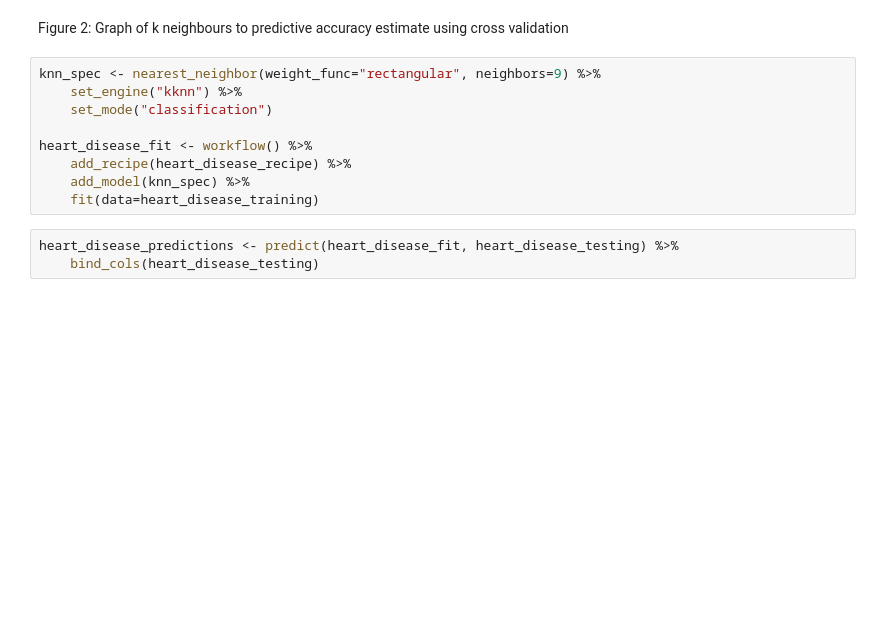
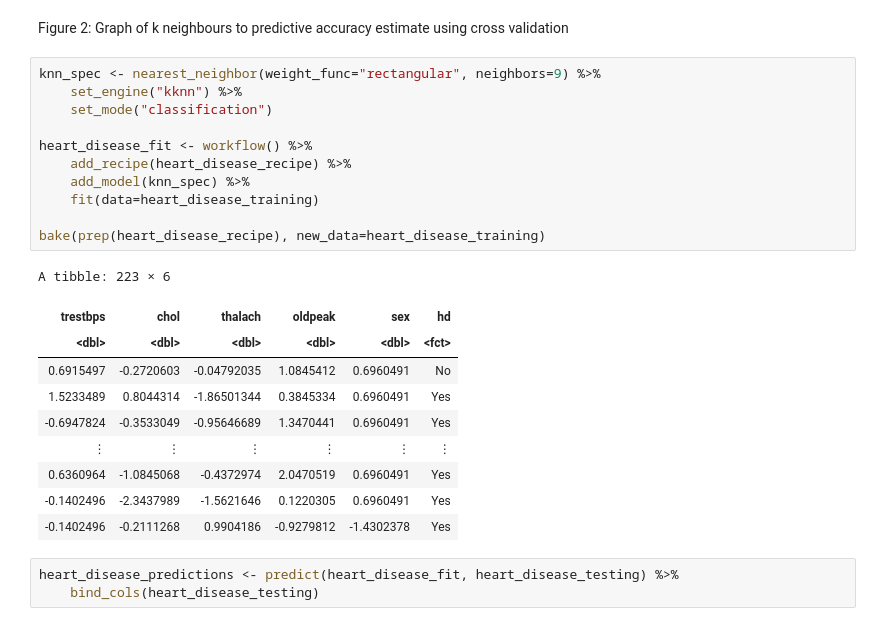
Before and after one commit to Tim1520/DSCI100-Group4, a Jupyter notebook: ProjectReport.ipynb, the cells around one changed output. Saved outputs shown, nothing was run; the diff lists cells and outputs as text; blank space fills up the shorter version.

```diff
--- a/ProjectReport.ipynb
+++ b/ProjectReport.ipynb
@@ -157,12 +167,25 @@ Figure 2: Graph of k neighbours to predictive accuracy estimate using cross vali
 # %%
 knn_spec <- nearest_neighbor(weight_func="rectangular", neighbors=9) %>%
     set_engine("kknn") %>%
     set_mode("classification")
 
 heart_disease_fit <- workflow() %>%
     add_recipe(heart_disease_recipe) %>%
     add_model(knn_spec) %>%
     fit(data=heart_disease_training)
+
+bake(prep(heart_disease_recipe), new_data=heart_disease_training)
+# %% [output]
+A tibble: 223 × 6
+| trestbps | chol | thalach | oldpeak | sex | hd |
+| <dbl> | <dbl> | <dbl> | <dbl> | <dbl> | <fct> |
+| 0.6915497 | -0.2720603 | -0.04792035 | 1.0845412 | 0.6960491 | No |
+| 1.5233489 | 0.8044314 | -1.86501344 | 0.3845334 | 0.6960491 | Yes |
+| -0.6947824 | -0.3533049 | -0.95646689 | 1.3470441 | 0.6960491 | Yes |
+| ⋮ | ⋮ | ⋮ | ⋮ | ⋮ | ⋮ |
+| 0.6360964 | -1.0845068 | -0.4372974 | 2.0470519 | 0.6960491 | Yes |
+| -0.1402496 | -2.3437989 | -1.5621646 | 0.1220305 | 0.6960491 | Yes |
+| -0.1402496 | -0.2111268 | 0.9904186 | -0.9279812 | -1.4302378 | Yes |
 # %%
 heart_disease_predictions <- predict(heart_disease_fit, heart_disease_testing) %>%
     bind_cols(heart_disease_testing)
```
Also changed, not shown: parts of 7 cells of this notebook.
